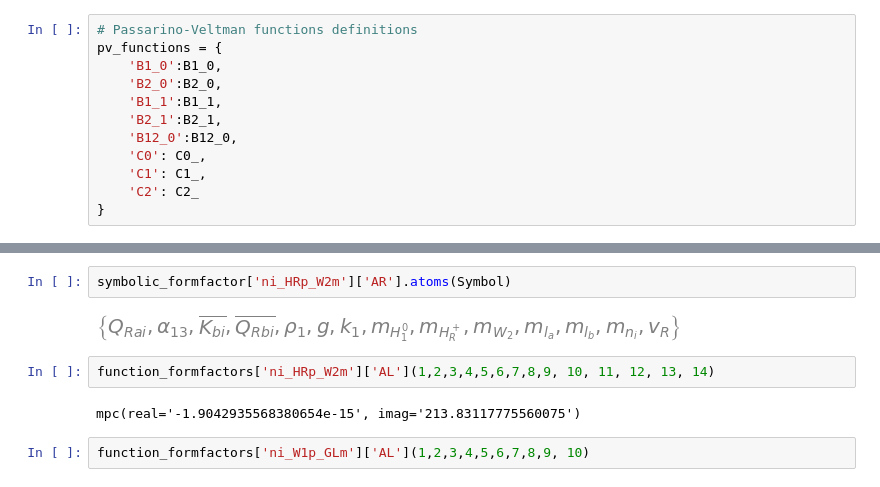
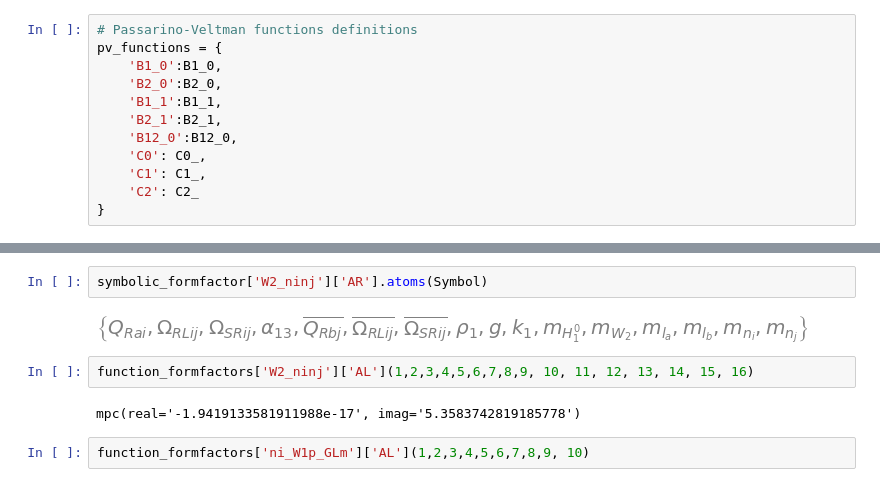
Before and after one commit to moiseszeleny/LRSM-with-Spheno, a Jupyter notebook: sympy_calculations/LFV decays DLRSM/diagram_formfactors_functions.ipynb, the cells around one changed output, grey strips where cells are left out. Saved outputs shown, nothing was run; the diff lists cells and outputs as text.

Commit message:
We have added the lambdify functions for the form factors with two neutrinos in the loop, which are of type SFF and VFF.

```diff
--- a/sympy_calculations/LFV decays DLRSM/diagram_formfactors_functions.ipynb
+++ b/sympy_calculations/LFV decays DLRSM/diagram_formfactors_functions.ipynb
@@ -635,12 +746,12 @@ function_formfactors = {
 }
 # %%
-symbolic_formfactor['ni_HRp_W2m']['AR'].atoms(Symbol)
+symbolic_formfactor['W2_ninj']['AR'].atoms(Symbol)
 # %% [output]
-[figure, old version]
+[figure, new version]
 # %%
-function_formfactors['ni_HRp_W2m']['AL'](1,2,3,4,5,6,7,8,9, 10, 11, 12, 13, 14)
+function_formfactors['W2_ninj']['AL'](1,2,3,4,5,6,7,8,9, 10, 11, 12, 13, 14, 15, 16)
 # %% [output]
-mpc(real='-1.9042935568380654e-15', imag='213.83117775560075')
+mpc(real='-1.9419133581911988e-17', imag='5.3583742819185778')
 # %%
 function_formfactors['ni_W1p_GLm']['AL'](1,2,3,4,5,6,7,8,9, 10)
 # %% [output]
```
Also changed, not shown: parts of 15 cells of this notebook, 6 other files.
